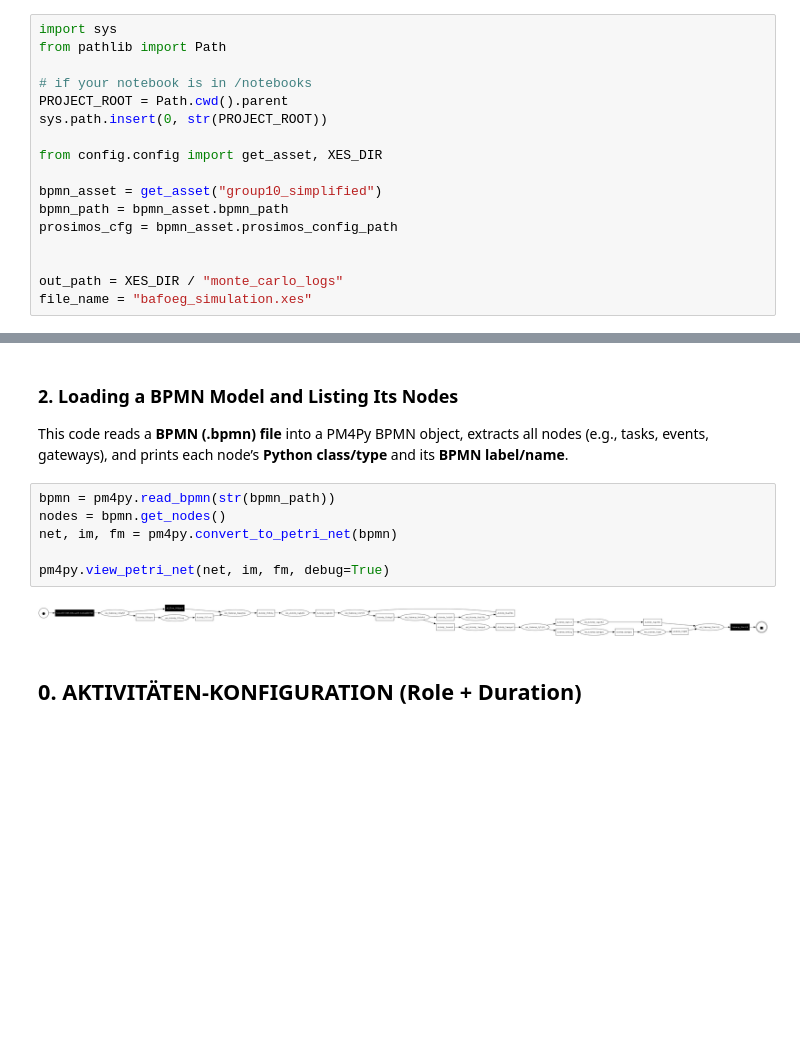
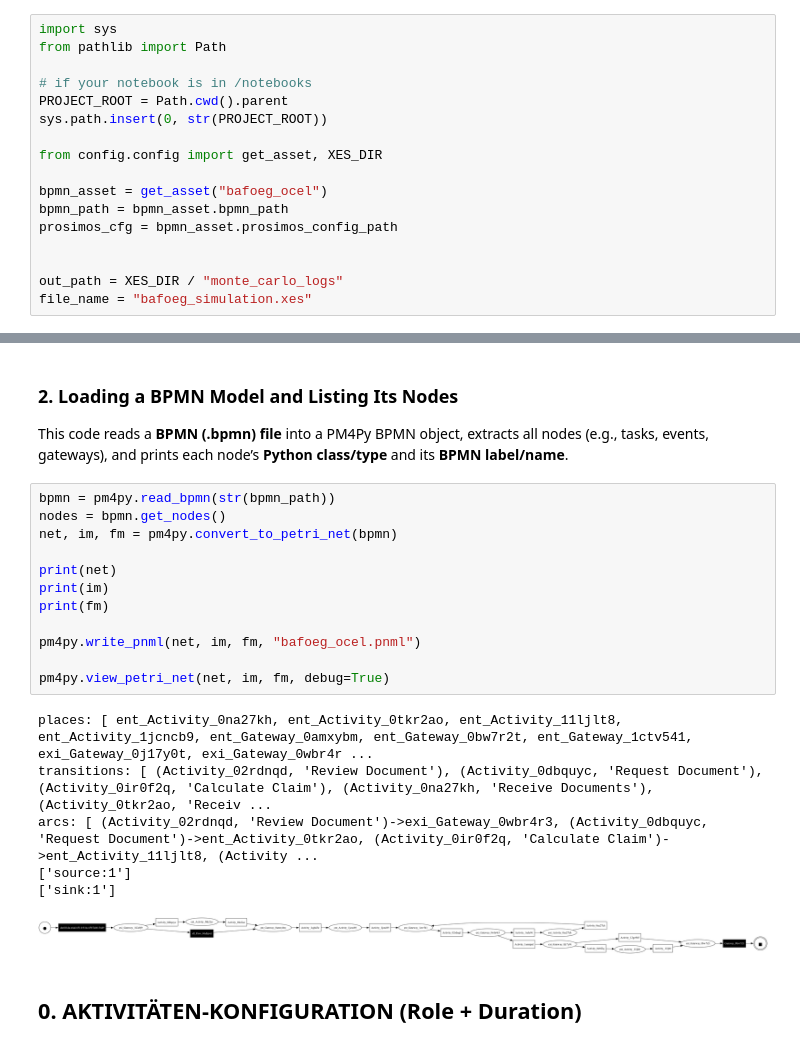
Before and after one commit to mdukhan/pm4py-bpmn-simulation, a Jupyter notebook: notebooks/monte_carlo.ipynb, the cells around one changed output, grey strips where cells are left out. Saved outputs shown, nothing was run; the diff lists cells and outputs as text; blank space fills up the shorter version.

```diff
--- a/notebooks/monte_carlo.ipynb
+++ b/notebooks/monte_carlo.ipynb
@@ -27,7 +27,7 @@ sys.path.insert(0, str(PROJECT_ROOT))
 
 from config.config import get_asset, XES_DIR
 
-bpmn_asset = get_asset("group10_simplified")
+bpmn_asset = get_asset("bafoeg_ocel")
 bpmn_path = bpmn_asset.bpmn_path
 prosimos_cfg = bpmn_asset.prosimos_config_path
 
@@ -54,11 +54,22 @@ This code reads a **BPMN (.bpmn) file** into a PM4Py BPMN object, extracts all n
 # %%
 bpmn = pm4py.read_bpmn(str(bpmn_path))
 nodes = bpmn.get_nodes()
 net, im, fm = pm4py.convert_to_petri_net(bpmn)
 
+print(net)
+print(im)
+print(fm)
+
+pm4py.write_pnml(net, im, fm, "bafoeg_ocel.pnml")
+
 pm4py.view_petri_net(net, im, fm, debug=True)
 # %% [output]
+places: [ ent_Activity_0na27kh, ent_Activity_0tkr2ao, ent_Activity_11ljlt8, ent_Activity_1jcncb9, ent_Gateway_0amxybm, ent_Gateway_0bw7r2t, ent_Gateway_1ctv541, exi_Gateway_0j17y0t, exi_Gateway_0wbr4r ...
+transitions: [ (Activity_02rdnqd, 'Review Document'), (Activity_0dbquyc, 'Request Document'), (Activity_0ir0f2q, 'Calculate Claim'), (Activity_0na27kh, 'Receive Documents'), (Activity_0tkr2ao, 'Receiv ...
+arcs: [ (Activity_02rdnqd, 'Review Document')->exi_Gateway_0wbr4r3, (Activity_0dbquyc, 'Request Document')->ent_Activity_0tkr2ao, (Activity_0ir0f2q, 'Calculate Claim')->ent_Activity_11ljlt8, (Activity ...
+['source:1']
+['sink:1']
-[figure, old version]
+[figure, new version]
 # %% [markdown]
 ## 0. AKTIVITÄTEN-KONFIGURATION (Role + Duration)
 # %%
```
Also changed, not shown: parts of 1 cell of this notebook, 13 other files.
